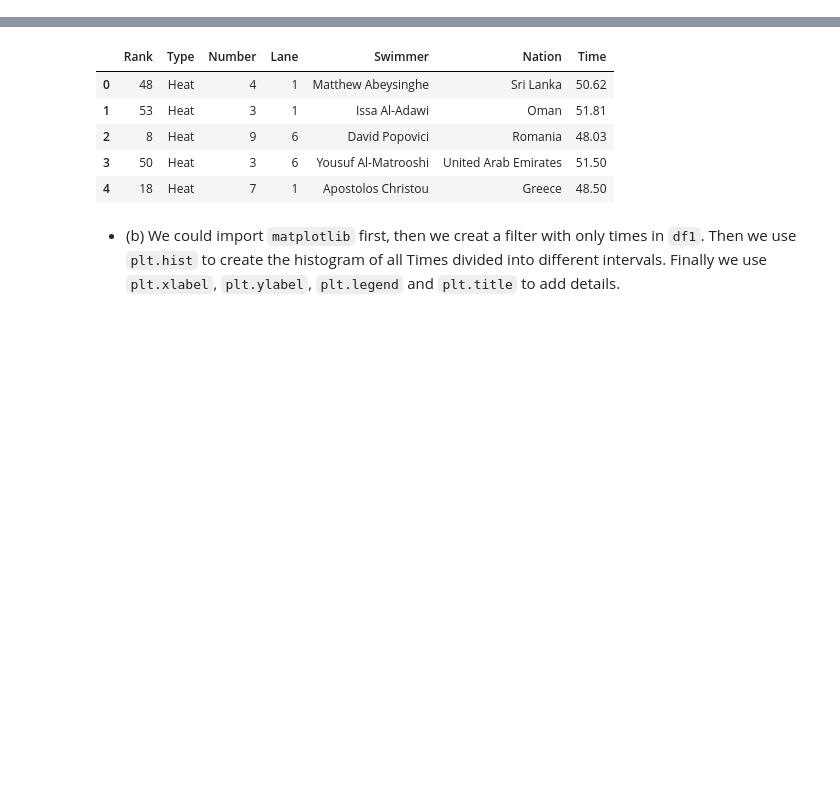
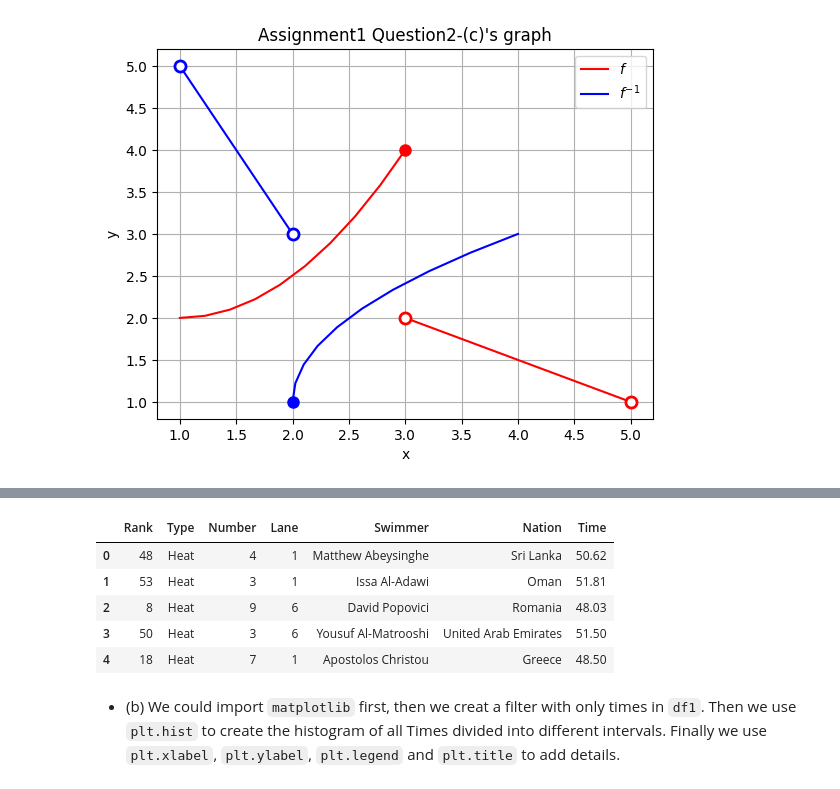
Before and after one commit to secary/chtholly, a Jupyter notebook: 7027Mathematics/A1/Assignment1/Assignment1.ipynb, the cells around one changed output, grey strips where cells are left out. Drawn from its saved outputs; the diff is of its cells as text; code cells hidden in the pictures; blank space fills up the shorter version.

```diff
--- a/7027Mathematics/A1/Assignment1/Assignment1.ipynb
+++ b/7027Mathematics/A1/Assignment1/Assignment1.ipynb
@@ -34,0 +17,37 @@ $h^{-1}(x)=2x-3$
+# %%
+import numpy as np
+import matplotlib.pyplot as plt
+
+# Define the piecewise function
+x1 = np.linspace(1, 3, 10)  # The domian of the first part of this function
+x2 = np.linspace(3, 5, 10)  # The domian of the second part of this function
+y1 = 0.5 * (x1 - 1) ** 2 + 2  # The first part's expression
+y2 = -0.5 * x2  + 3.5  # The second part's expression
+
+# Plot the curve of the piecewise function
+plt.plot(x1, y1, 'r',label='$f$')  # Plot the first part
+plt.plot(x2, y2, 'r')  # Plot the second part
+plt.plot(x1[-1], y1[-1], 'o', markersize=8, markerfacecolor='r',color = 'r') #The solid point of the first part at x=3
+plt.plot(x2[0], y2[0], 'o',markersize=8, markerfacecolor='white', markeredgewidth=2, color = 'r') # The hollow point of the second part at x=3
+plt.plot(x2[-1], y2[-1], 'o', markersize=8, markerfacecolor='white', markeredgewidth=2, color = 'r') # The hollow point of the second part at x=5
+
+# Plot the curve of its inverse function
+plt.plot(y1,x1,'b',label='$f^{-1}$') # Swap x1 and y1 to plot the first part of the inverse function
+plt.plot(y2,x2,'b') # Swap x2 and y2 to plot the first part of the inverse function
+plt.plot(y1[0],x1[0],'o',markersize=8, markerfacecolor = 'b',color = 'b')#The solid point of the first part at x=3 whic means y=2
+plt.plot(y2[0],x2[0],'o',markersize=8, markerfacecolor='white',markeredgewidth=2,color = 'b') # The hollow point of the second part at x=3 whic means y=2
+plt.plot(y2[-1],x2[-1],'o',markersize=8, markerfacecolor='white',markeredgewidth=2,color = 'b') # The hollow point of the second part at x=5 whic means y =1
+
+# Set the legend and grid
+plt.legend()
+plt.grid()
+
+# Set the title and labels
+plt.title("Assignment1 Question2-(c)'s graph")
+plt.xlabel('x')
+plt.ylabel('y')
+
+# Show the graph
+plt.show()
+# %% [output]
+[figure, added]
```
Also changed, not shown: parts of 3 cells of this notebook, 2 other files.
